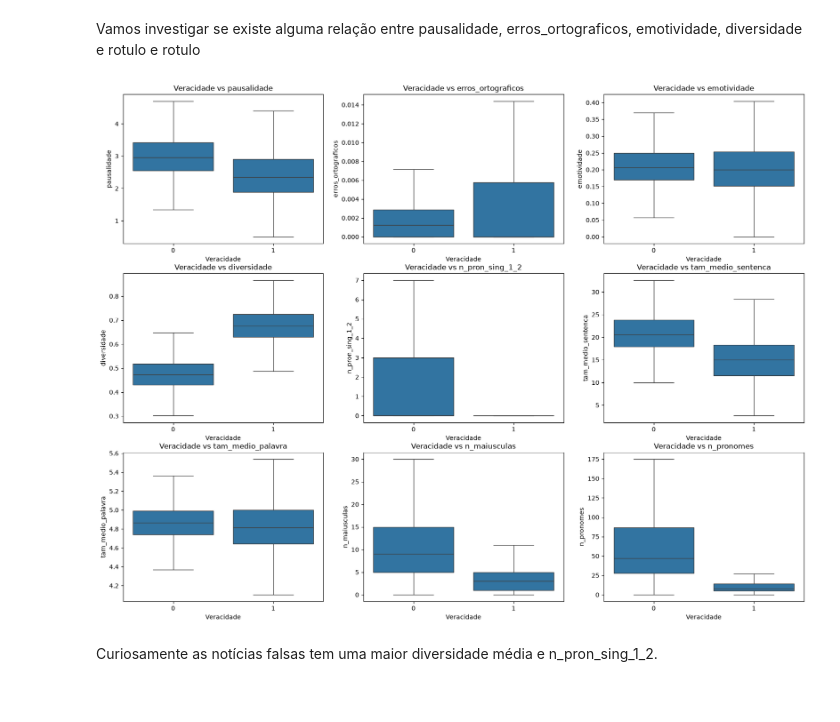
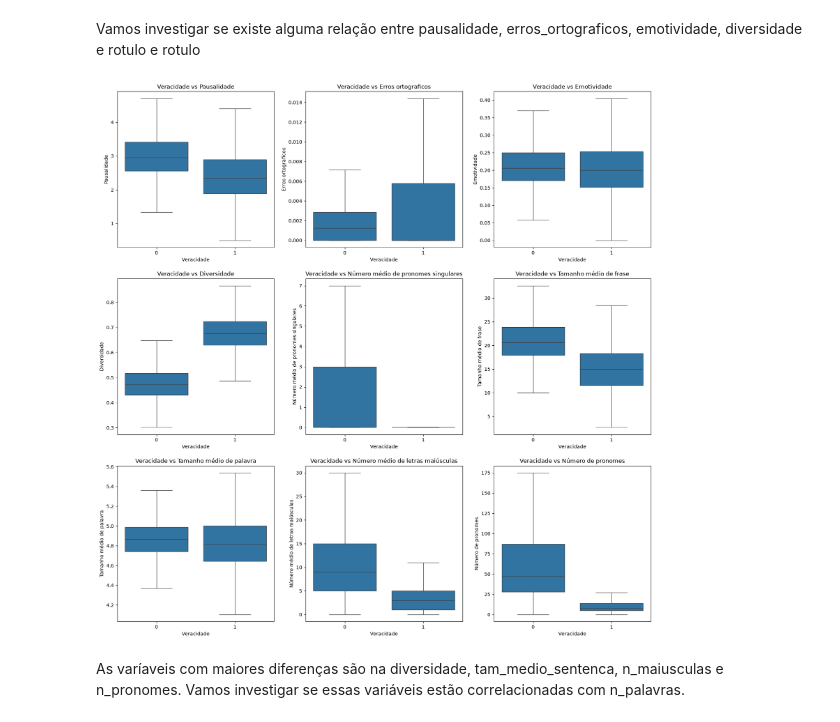
Before and after one commit to teto1034/fake-news-classifier, a Jupyter notebook: notebooks/02_analise_exploratoria_de_dados.ipynb, the cells around one changed output. Drawn from its saved outputs; the diff is of its cells as text; code cells hidden in the pictures.

```diff
--- a/notebooks/02_analise_exploratoria_de_dados.ipynb
+++ b/notebooks/02_analise_exploratoria_de_dados.ipynb
@@ -81,16 +81,29 @@ Vamos investigar se existe alguma relação entre pausalidade, erros_ortografico
 # %%
 columns = ["pausalidade", "erros_ortograficos", "emotividade", "diversidade", "n_pron_sing_1_2", "tam_medio_sentenca", "tam_medio_palavra", "n_maiusculas", "n_pronomes"]
 
-plt.figure(figsize=(20, 15))
+# Só para deixar o título mais bonito
+columns_mapping = {
+    "pausalidade": "Pausalidade",
+    "erros_ortograficos": "Erros ortograficos",
+    "emotividade": "Emotividade",
+    "diversidade": "Diversidade",
+    "n_pron_sing_1_2": "Número médio de pronomes singulares",
+    "tam_medio_sentenca": "Tamanho médio de frase",
+    "tam_medio_palavra": "Tamanho médio de palavra",
+    "n_maiusculas": "Número médio de letras maiúsculas",
+    "n_pronomes": "Número de pronomes",
+}
+
+plt.figure(figsize=(20, 20))
 for i, column in enumerate(columns):
     plt.subplot(330 + i + 1)
     sns.boxplot(data=df, x="rotulo", y=column, showfliers=False)
-    plt.title(f"Veracidade vs {column}")
+    plt.title(f"Veracidade vs {columns_mapping[column]}")
     plt.xlabel("Veracidade")
-    plt.ylabel(column)
+    plt.ylabel(columns_mapping[column])
 
 plt.show()
 # %% [output]
-[figure, old version]
+[figure, new version]
 # %% [markdown]
-Curiosamente as notícias falsas tem uma maior diversidade média e n_pron_sing_1_2.
+As varíaveis com maiores diferenças são na diversidade, tam_medio_sentenca, n_maiusculas e n_pronomes. Vamos investigar se essas variáveis estão correlacionadas com n_palavras.
```
Also changed, not shown: parts of 1 cell of this notebook.
